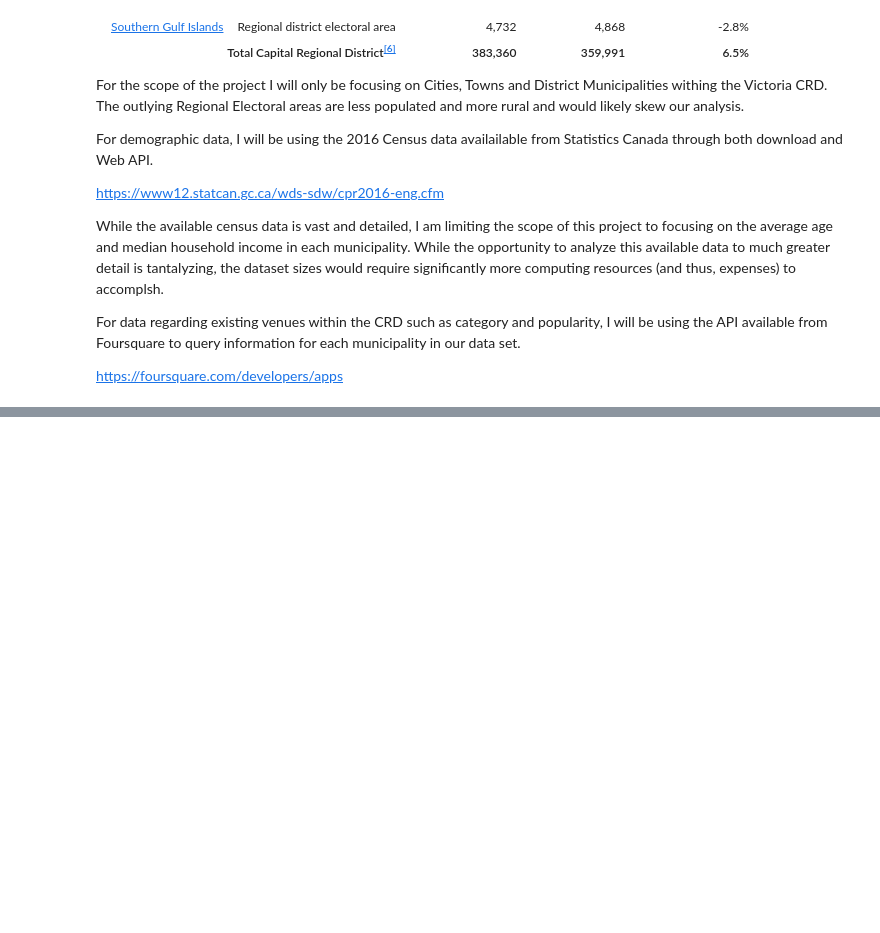
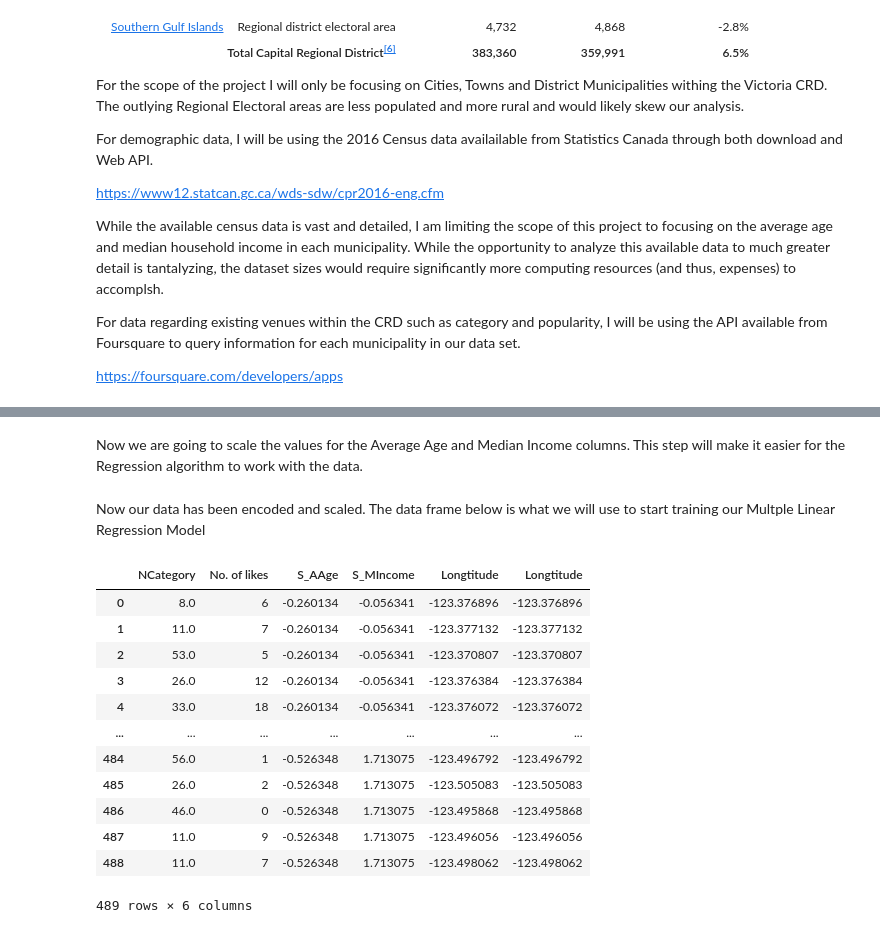
Before and after one commit to sgarraway/capstone, a Jupyter notebook: Capstone_Project.ipynb, the cells around one changed output, grey strips where cells are left out. Saved outputs shown, nothing was run; the diff lists cells and outputs as text; code cells hidden in the pictures; blank space fills up the shorter version.

```diff
--- a/Capstone_Project.ipynb
+++ b/Capstone_Project.ipynb
@@ -226,0 +483,20 @@ https://foursquare.com/developers/apps
+# %%
+venueframe = pd.DataFrame(columns=['ID','Name','Division','Latitude','Longtitude','Category','PCategory', 'No. of likes', 'M. Average Age','M. Median HH Income'])
+
+for i, row in df.iterrows():
+# add markers to map
+    for vid, lat, lng, label, categories in zip(row['Foursquare']['id'], row['Foursquare']['location.lat'], row['Foursquare']['location.lng'], row['Foursquare']['name'], row['Foursquare']['categories']):
+
+
+        category = pd.json_normalize(categories).loc[0, 'name']
+        plural = pd.json_normalize(categories).loc[0, 'pluralName']
+
+        #Fetch the number of likes the venue has from the Foursquare api
+        url = 'https://api.foursquare.com/v2/venues/{}/likes?client_id={}&client_secret={}&oauth_token={}&v={}'.format(vid,CLIENT_ID, CLIENT_SECRET,ACCESS_TOKEN, VERSION)
+        results = requests.get(url).json()
+        results
+        likes  = int(pd.json_normalize(results['response']).iloc[0:1, 1].values)
+        d = {'ID': vid, 'Name': label, 'Division':str(df.iloc[i].Division), 'Latitude': lat,'Longtitude': lng,'Category': category,'PCategory': plural, 'No. of likes': likes, 'M. Average Age':df.iloc[i]['Average age of the population'], 'M. Median HH Income': df.iloc[i]['Median total income of households in 2015 ($)'] }
+        venue = pd.Series(data=d, index=['ID', 'Name','Division','Latitude','Longtitude','Category','PCategory', 'No. of likes','M. Average Age', 'M. Median HH Income'])
+        venueframe = venueframe.append(venue,ignore_index=True)
+        #Slowing down the loop to prevent abusing the Foursquare api.
@@ -226,0 +584,2 @@ https://foursquare.com/developers/apps
+# %% [markdown]
+Now we are going to scale the values for the Average Age and Median Income columns. This step will make it easier for the Regression algorithm to work with the data.
@@ -226,0 +596,18 @@ https://foursquare.com/developers/apps
+# %% [markdown]
+Now our data has been encoded and scaled. The data frame below is what we will use to start training our Multple Linear Regression Model
+# %%
+venueframe[["NCategory", "No. of likes", "S_AAge" , "S_MIncome",  "Longtitude", "Longtitude"]]
+# %% [output]
+|  | NCategory | No. of likes | S_AAge | S_MIncome | Longtitude | Longtitude |
+| 0 | 8.0 | 6 | -0.260134 | -0.056341 | -123.376896 | -123.376896 |
+| 1 | 11.0 | 7 | -0.260134 | -0.056341 | -123.377132 | -123.377132 |
+| 2 | 53.0 | 5 | -0.260134 | -0.056341 | -123.370807 | -123.370807 |
+| 3 | 26.0 | 12 | -0.260134 | -0.056341 | -123.376384 | -123.376384 |
+| 4 | 33.0 | 18 | -0.260134 | -0.056341 | -123.376072 | -123.376072 |
+| ... | ... | ... | ... | ... | ... | ... |
+| 484 | 56.0 | 1 | -0.526348 | 1.713075 | -123.496792 | -123.496792 |
+| 485 | 26.0 | 2 | -0.526348 | 1.713075 | -123.505083 | -123.505083 |
+| 486 | 46.0 | 0 | -0.526348 | 1.713075 | -123.495868 | -123.495868 |
+| 487 | 11.0 | 9 | -0.526348 | 1.713075 | -123.496056 | -123.496056 |
+| 488 | 11.0 | 7 | -0.526348 | 1.713075 | -123.498062 | -123.498062 |
+489 rows × 6 columns
```
Also changed, not shown: parts of 35 cells of this notebook.
